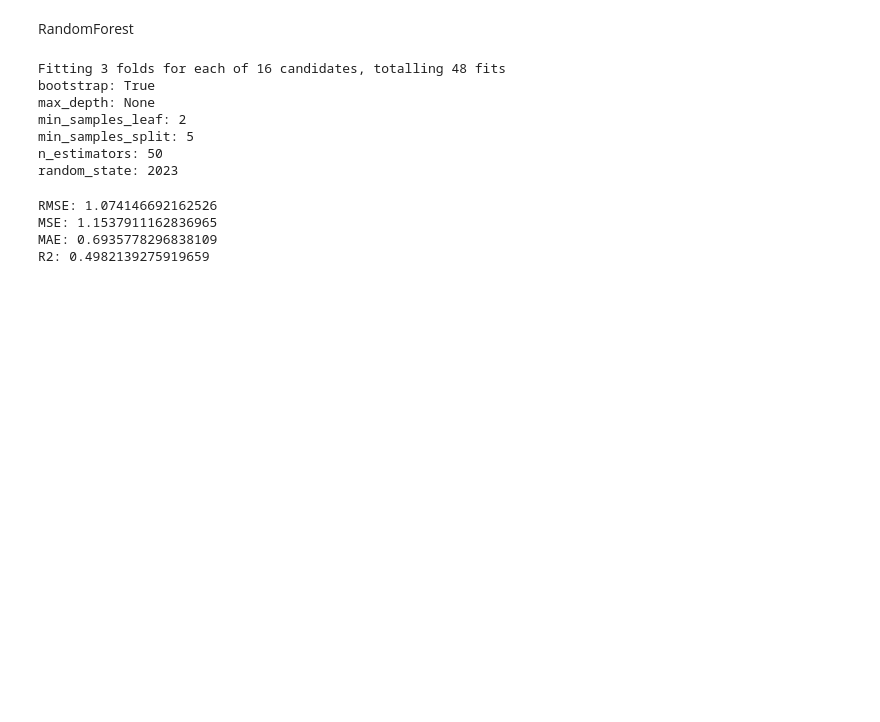
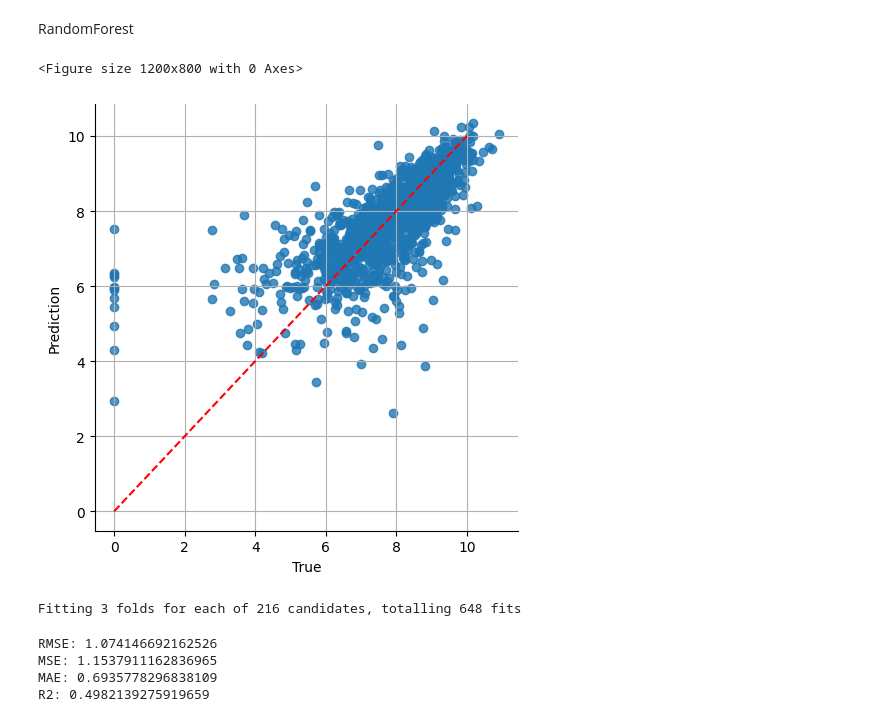
Before and after one commit to arlinrus/vkr, a Jupyter notebook: diplom.ipynb, the cells around one changed output. Saved outputs shown, nothing was run; the diff lists cells and outputs as text; code cells hidden in the pictures; blank space fills up the shorter version.

```diff
--- a/diplom.ipynb
+++ b/diplom.ipynb
@@ -720,6 +737,2 @@ from sklearn.linear_model import Ridge
 # %% [markdown]
 Используем модель ridge(почитать про модель) ❗
-# %%
-rdg = Ridge(alpha=0)
-rdg.fit(X_train, y_train)
-y_preds_rdg = rdg.predict(X_test)
@@ -731,0 +769,17 @@ RMSE Ridge: 1.0679300848938824
+# %%
+lasso_pipeline = Pipeline([
+    ('scales', StandardScaler()),
+    ('lasso', Lasso())
+])
+
+params = {
+    'lasso__alpha': [0.001, 0.01, 0.1, 1, 10, 100]
+}
+
+lasso_search = GridSearchCV(
+    lasso_pipeline,
+    params,
+    cv=5)
+
+lasso_search.fit(X_train, y_train)
+y_preds_lasso = lasso_search.predict(X_test)
@@ -736,10 +803,33 @@ from sklearn.ensemble import RandomForestRegressor
 from xgboost import XGBRegressor
 # %% [markdown]
 RandomForest
+# %%
+# функция для оценки моделей
+
+def evaluate_model(name, y_true, y_pred):
+    return {
+        'model': name,
+        'MSE': mean_squared_error(y_true, y_pred),
+        'RMSE': root_mean_squared_error(y_true, y_pred),
+        'MAE': mean_absolute_error(y_true, y_pred),
+        'R2': r2_score(y_true, y_pred)
+    }
+# %%
+results = []
 # %%
+# Random Forest без подбора параметров
+
 rf = RandomForestRegressor(random_state=2023)
 rf.fit(X_train, y_train)
+
 y_preds_rf = rf.predict(X_test)
+
+results.append(evaluate_model('Random Forest', y_test, y_preds_rf))
+
+make_graph(y_test, y_preds_rf, name='Random Forest')
+# %% [output]
+<Figure size 1200x800 with 0 Axes>
+[figure, added]
 # %%
 rf = RandomForestRegressor(random_state=2023)
 parameters = {
@@ -761,18 +854,16 @@ rf_classifier = GridSearchCV(
 )
-# %%
-rf_classifier.fit(X_train, y_train)
-
-best_parametrs = rf_classifier.best_estimator_.get_params()
-for param in (sorted(parameters.keys())):
-  print(f'{param}: {best_parametrs[param]}')
-# %% [output]
-Fitting 3 folds for each of 16 candidates, totalling 48 fits
-bootstrap: True
-max_depth: None
-min_samples_leaf: 2
-min_samples_split: 5
-n_estimators: 50
-random_state: 2023
+# %%
+rf_classifier.fit(X_train, y_train)
+
+y_preds_param_rf = rf_search.best_estimator_.predict(X_test)
+
+print('Best Random Forest parameters:', rf_search.best_params_)
+
+results.append(evaluate_model('Random Forest tuned', y_test, y_preds_param_rf))
+
+make_graph(y_test, y_preds_param_rf, name='Random Forest tuned')
+# %% [output]
+Fitting 3 folds for each of 216 candidates, totalling 648 fits
 # %%
 y_preds_param_rf = rf_classifier.best_estimator_.predict(X_test)
 print('RMSE:', root_mean_squared_error(y_test, y_preds_param_rf))
```
Also changed, not shown: parts of 30 cells of this notebook.
